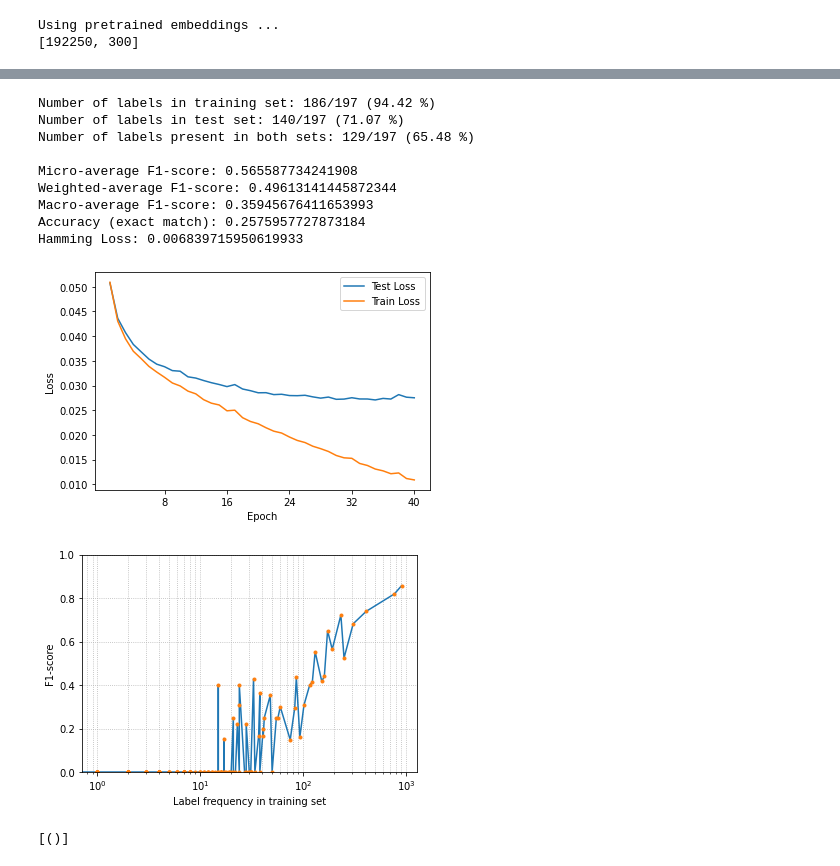
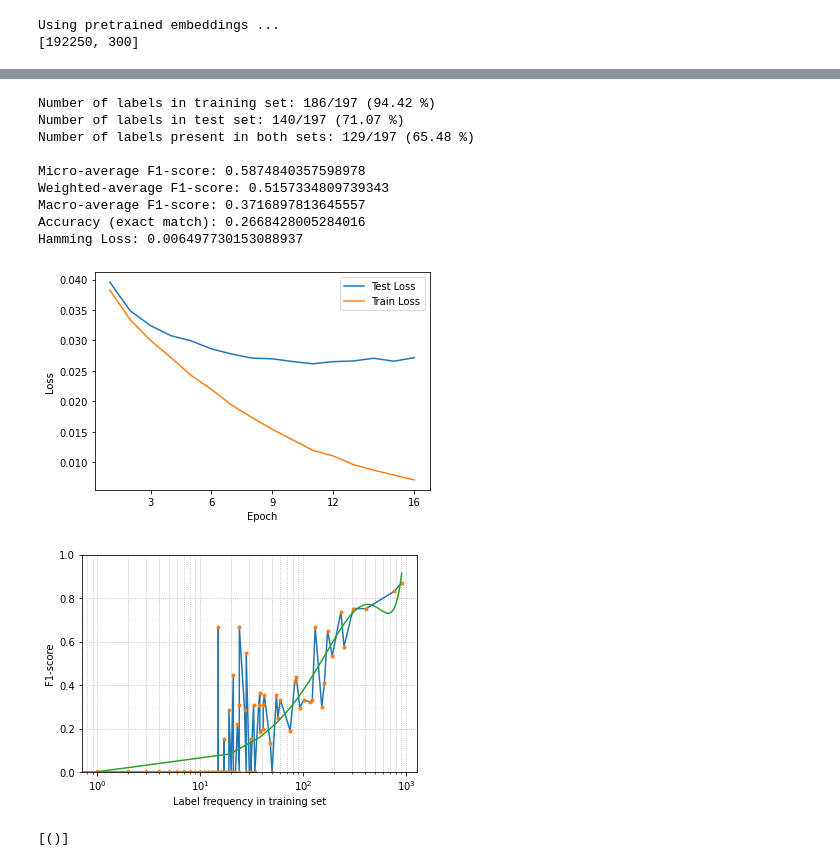
Before and after one commit to VisibaCare/SymptomMatchML, a Jupyter notebook: rnn_model.ipynb, the cells around one changed output, grey strips where cells are left out. Drawn from its saved outputs; the diff is of its cells as text; code cells hidden in the pictures.

Commit message:
Experimenting with the RNN model. Testing with lr_scheduler.

```diff
--- a/rnn_model.ipynb
+++ b/rnn_model.ipynb
@@ -295,8 +295,10 @@ Device 0: Tesla K80
 # %%
 class RNN(nn.Module):
-    def __init__(self, embeddings, hidden_dim, output_dim):
+    def __init__(self, embeddings, hidden_dim, num_layers, dropout, output_dim):
         super(RNN, self).__init__()
         self.hidden_dim = hidden_dim
+        self.num_layers = num_layers
+        self.dropout = dropout
         self.output_dim = output_dim
 
         self.word_embeddings = None
@@ -309,8 +311,8 @@ class RNN(nn.Module):
           embedding_dim = 50
           self.word_embeddings = nn.Embedding(id_count, embedding_dim)
 
-        self.rnn = nn.LSTM(embedding_dim, hidden_dim, batch_first=True, bidirectional=True)
-        self.fc = nn.Linear(2*hidden_dim, output_dim)
+        self.rnn = nn.LSTM(embedding_dim, hidden_dim, num_layers, dropout=dropout, batch_first=True, bidirectional=True)
+        self.fc = nn.Linear(2*num_layers*hidden_dim, output_dim)
         self.sigm = nn.Sigmoid()
 
     # sentences contains padded token-id sequences sorted by length
@@ -327,15 +329,18 @@ class RNN(nn.Module):
         _, hc = self.rnn(X)
 
         # make use of the final hidden state
-        X = hc[0]
+        X = hc[0] # if LSTM
+        #X = hc # if GRU
 
         # undo the packing
         #X, _ = torch.nn.utils.rnn.pad_packed_sequence(X, batch_first=True)
 
         # reshape X to fit the linear layer
-        X = torch.cat((X[0,:,:],X[1,:,:]), 1)
+        temp_X = X[0,:,:]
+        for i in range(1,X.shape[0]):
+          temp_X = torch.cat((temp_X, X[i,:,:]), 1)
 
-        X = self.fc(X)
+        X = self.fc(temp_X)
         X = self.sigm(X)
 
         return X
@@ -361,10 +366,12 @@ def epoch_loss(model, data_loader, criterion):
 # %%
 # define the model
 output_dim = len(multilab_bin.classes_)
-hidden_dim = 1000
+hidden_dim = 512
+num_layers = 2
+dropout = 0
 if embedding_weights != None: embedding_weights = embedding_weights.to(device)
 
-model = RNN(embedding_weights, hidden_dim, output_dim)
+model = RNN(embedding_weights, hidden_dim, num_layers, dropout, output_dim)
 model.train()
 model.to(device)
 
@@ -374,14 +381,18 @@ epochs_trained = 0
 # losses over entire train-/test-set per epoch
 train_losses = []
 test_losses = []
+
+learning_rate = 0.0002
+
+criterion = torch.nn.BCELoss()
+optimizer = torch.optim.Adam(model.parameters(), lr=learning_rate)
+
+# define learning rate scheduler
+lmbda = lambda epoch: 0.95
+scheduler = torch.optim.lr_scheduler.MultiplicativeLR(optimizer, lr_lambda=lmbda)
 # %%
+# training loop
 model.train()
-
-# training loop
-learning_rate = 0.00005
-
-criterion = torch.nn.BCELoss()
-optimizer = torch.optim.Adam(model.parameters(), lr=learning_rate)
 
 # if the test loss has not improved in the last k epochs, stop training
 k = 5
@@ -411,6 +422,9 @@ for epoch in range(num_epochs):
 
     epochs_trained += 1
 
+    # take a step with the lr_scheduler
+    scheduler.step()
+
     print(f'End of epoch {epochs_trained}, Train Loss: {train_losses[-1]:.7f}, Test Loss: {test_losses[-1]:.7f}')
 
     # if the test loss has not improved in the last k epochs break
@@ -510,41 +524,41 @@ f1_per_label = f1_score(y_true, y_pred, average=None, zero_division=0)
 label_counts_train = np.sum(multilab_bin.transform(train_dataset['labels']), axis=0)
 label_counts_test = np.sum(multilab_bin.transform(test_dataset['labels']), axis=0)
 
 # only include labels that are present in the test set
 zipped = [(f1_per_label[i], label_counts_test[i], label_counts_train[i]) for i in range(len(label_counts_test)) if label_counts_test[i] > 0]
 zipped = sorted(zipped, key=lambda tup: tup[2])
 
 f1_per_label = [zipped[i][0] for i in range(len(zipped))]
 label_counts_train = [zipped[i][2] for i in range(len(zipped))]
 
 # make a regression over the data points
 s = UnivariateSpline(label_counts_train, f1_per_label, k=3, s=5)
 xs = np.linspace(1,label_counts_train[-1])
 ys = s(xs)
 
 fig = plt.figure()
 ax = fig.add_subplot(1,1,1)
 plt.plot(label_counts_train, f1_per_label)
 plt.plot(label_counts_train, f1_per_label, '.')
-#plt.plot(xs,ys)
+plt.plot(xs,ys)
 ax.set_xscale('log')
 ax.set_ylim((0,1))
 plt.xlabel('Label frequency in training set')
 plt.ylabel('F1-score')
 plt.grid(True, which='both', linestyle=':')
 plt.show()
 # %% [output]
 Number of labels in training set: 186/197 (94.42 %)
 Number of labels in test set: 140/197 (71.07 %)
 Number of labels present in both sets: 129/197 (65.48 %)
 
-Micro-average F1-score: 0.565587734241908
-Weighted-average F1-score: 0.49613141445872344
-Macro-average F1-score: 0.35945676411653993
-Accuracy (exact match): 0.2575957727873184
-Hamming Loss: 0.006839715950619933
+Micro-average F1-score: 0.5874840357598978
+Weighted-average F1-score: 0.5157334809739343
+Macro-average F1-score: 0.3716897813645557
+Accuracy (exact match): 0.2668428005284016
+Hamming Loss: 0.006497730153088937
-[figure, old version]
+[figure, new version]
-[figure, old version]
+[figure, new version]
 # %%
 model.eval()
 
```
Also changed, not shown: parts of 4 cells of this notebook.
